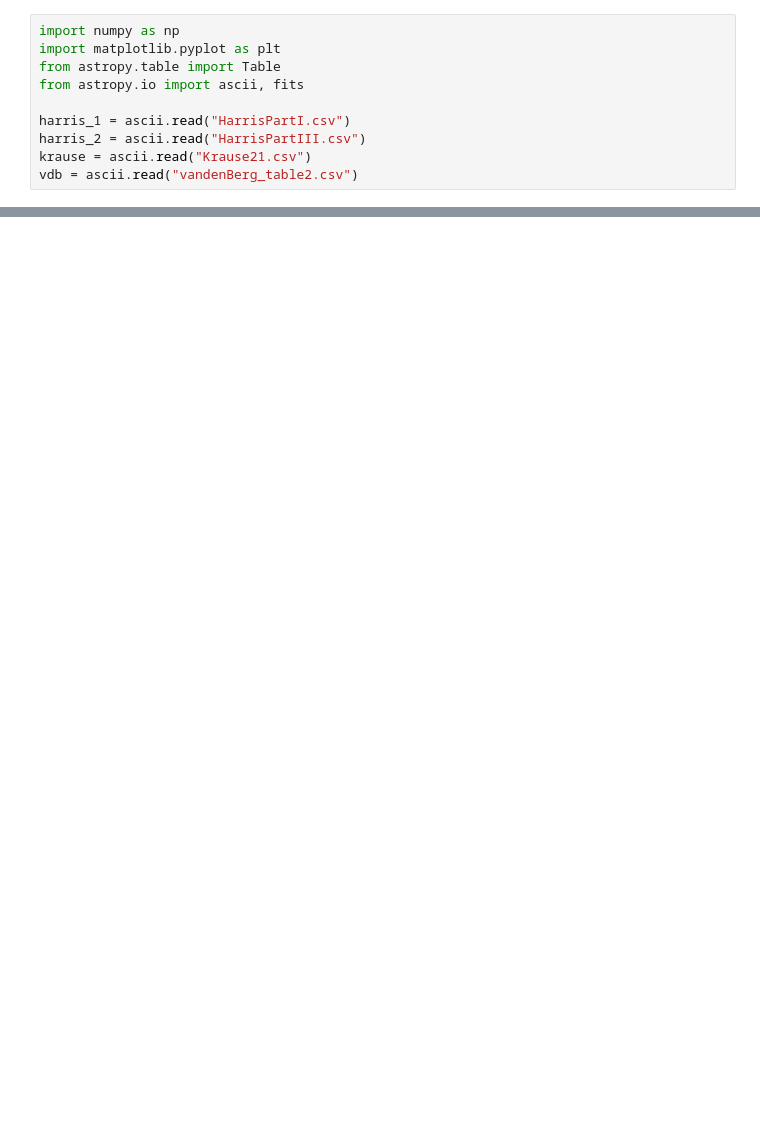
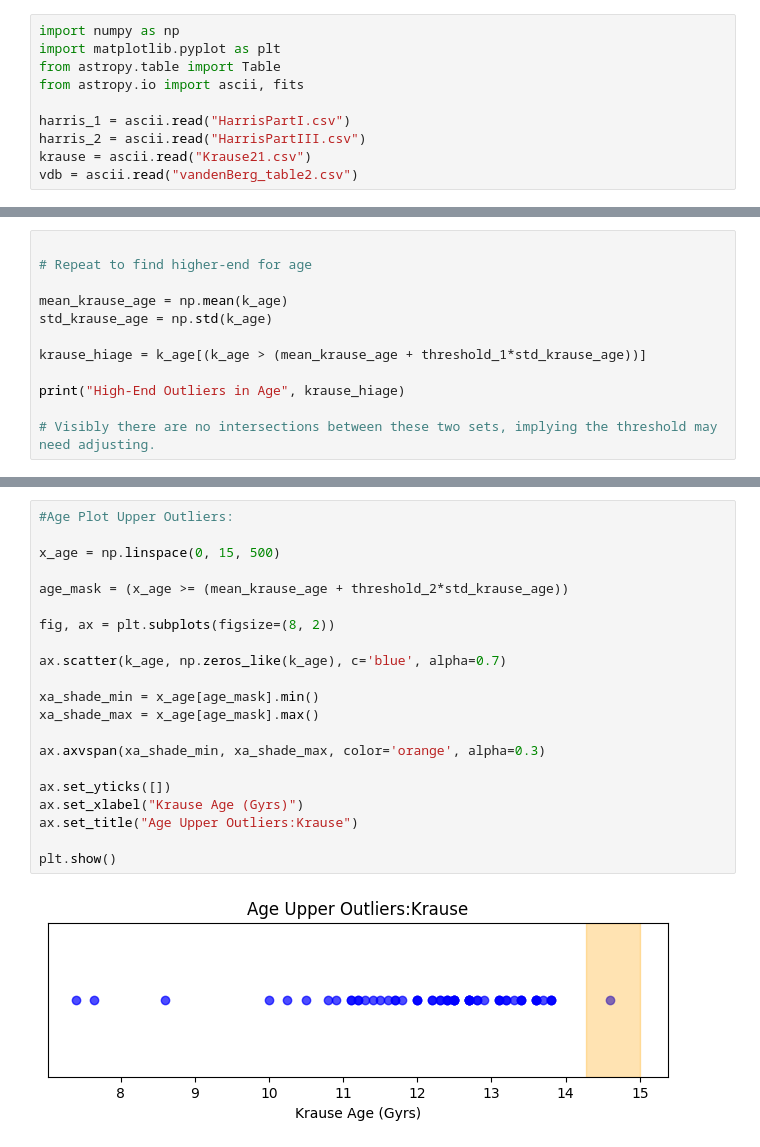
Before and after one commit to laychristian01-svg/Supermassive-Blackholes, a Jupyter notebook: Notebooks/Glob_Clust_met.ipynb, the cells around one changed output, grey strips where cells are left out. Drawn from its saved outputs; the diff is of its cells as text; blank space fills up the shorter version.

```diff
--- a/Notebooks/Glob_Clust_met.ipynb
+++ b/Notebooks/Glob_Clust_met.ipynb
@@ -37,0 +107,12 @@ vdb = ascii.read("vandenBerg_table2.csv")
+# %%
+
+# Repeat to find higher-end for age
+
+mean_krause_age = np.mean(k_age)
+std_krause_age = np.std(k_age)
+
+krause_hiage = k_age[(k_age > (mean_krause_age + threshold_1*std_krause_age))]
+
+print("High-End Outliers in Age", krause_hiage)
+
+# Visibly there are no intersections between these two sets, implying the threshold may need adjusting.
@@ -37,0 +220,23 @@ vdb = ascii.read("vandenBerg_table2.csv")
+# %%
+#Age Plot Upper Outliers:
+
+x_age = np.linspace(0, 15, 500)
+
+age_mask = (x_age >= (mean_krause_age + threshold_2*std_krause_age))
+
+fig, ax = plt.subplots(figsize=(8, 2))
+
+ax.scatter(k_age, np.zeros_like(k_age), c='blue', alpha=0.7)
+
+xa_shade_min = x_age[age_mask].min()
+xa_shade_max = x_age[age_mask].max()
+
+ax.axvspan(xa_shade_min, xa_shade_max, color='orange', alpha=0.3)
+
+ax.set_yticks([])
+ax.set_xlabel("Krause Age (Gyrs)")
+ax.set_title("Age Upper Outliers:Krause")
+
+plt.show()
+# %% [output]
+[figure, added]
```
Also changed, not shown: parts of 17 cells of this notebook.
